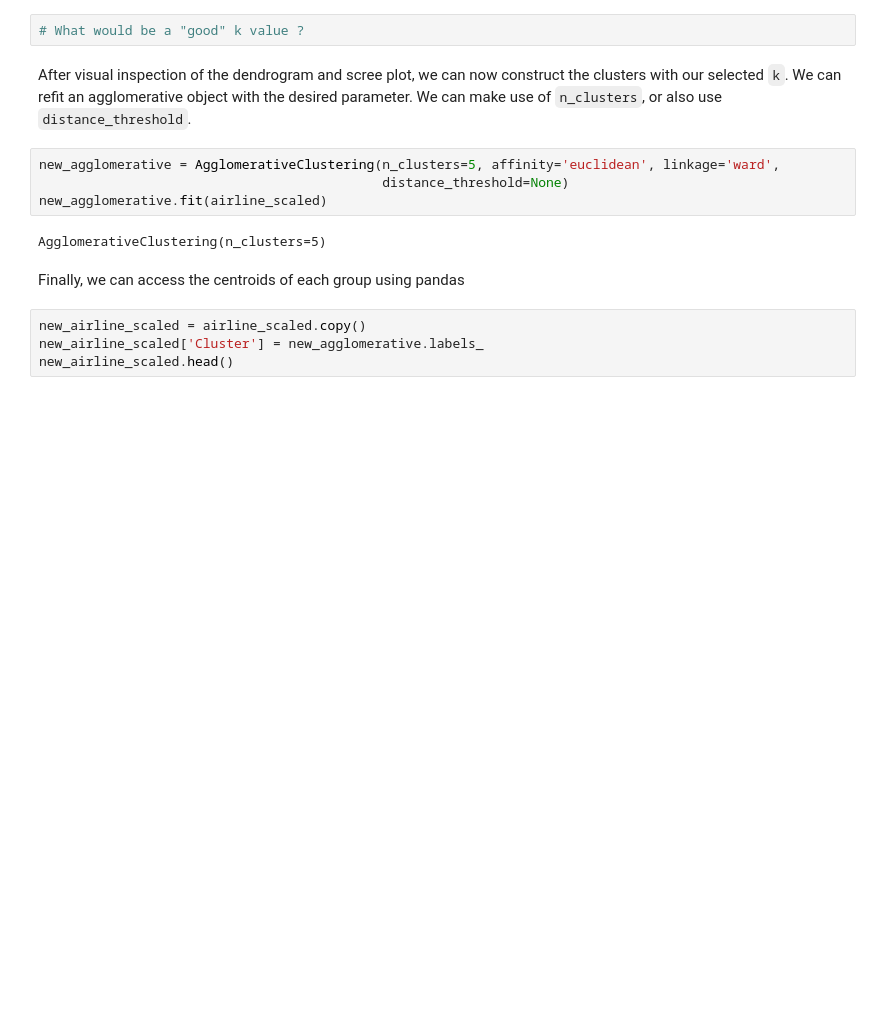
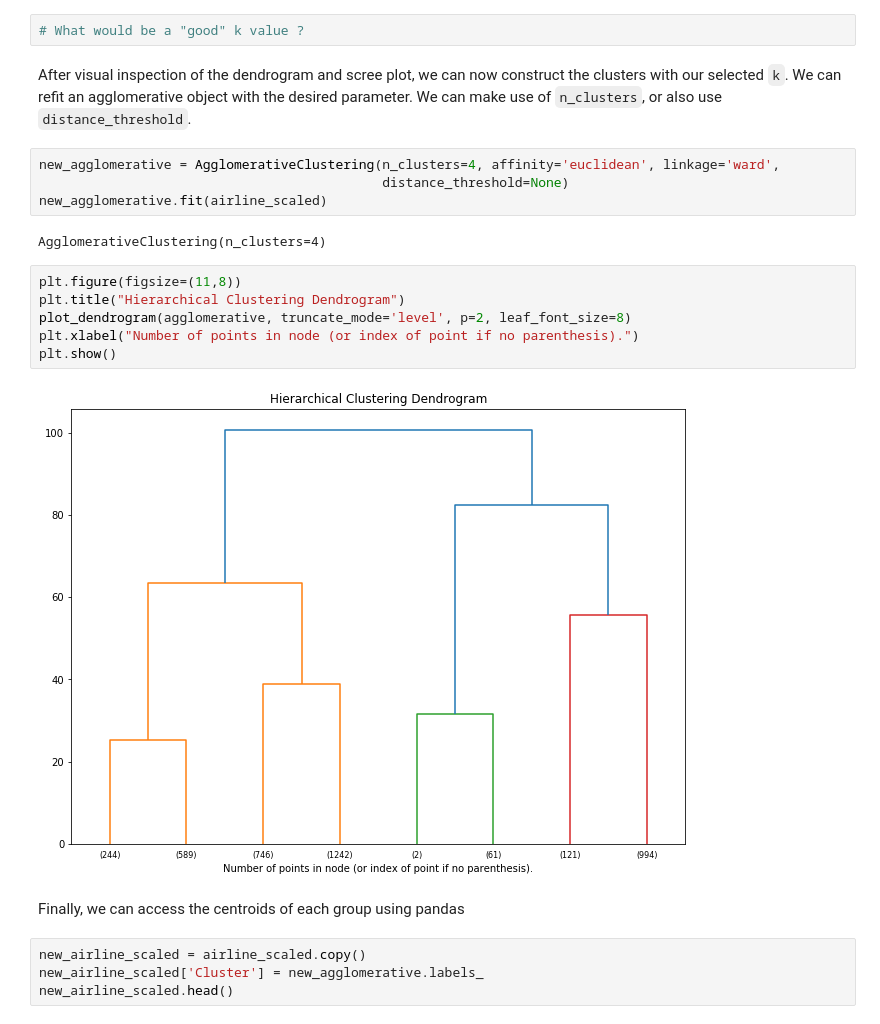
Before and after one commit to paulgrigas/IEOR-142-242-Python-Project, a Jupyter notebook: Lab 7/Lab7b_teaching.ipynb, the cells around one changed output. Drawn from its saved outputs; the diff is of its cells as text; blank space fills up the shorter version.

```diff
--- a/Lab 7/Lab7b_teaching.ipynb
+++ b/Lab 7/Lab7b_teaching.ipynb
@@ -291,11 +283,19 @@ plt.show()
 # %% [markdown]
 After visual inspection of the dendrogram and scree plot, we can now construct the clusters with our selected `k`. We can refit an agglomerative object with the desired parameter. We can make use of `n_clusters`, or also use `distance_threshold`.
 # %%
-new_agglomerative = AgglomerativeClustering(n_clusters=5, affinity='euclidean', linkage='ward',
+new_agglomerative = AgglomerativeClustering(n_clusters=4, affinity='euclidean', linkage='ward',
                                             distance_threshold=None)
 new_agglomerative.fit(airline_scaled)
 # %% [output]
-AgglomerativeClustering(n_clusters=5)
+AgglomerativeClustering(n_clusters=4)
+# %%
+plt.figure(figsize=(11,8))
+plt.title("Hierarchical Clustering Dendrogram")
+plot_dendrogram(agglomerative, truncate_mode='level', p=2, leaf_font_size=8)
+plt.xlabel("Number of points in node (or index of point if no parenthesis).")
+plt.show()
+# %% [output]
+[figure, added]
 # %% [markdown]
 Finally, we can access the centroids of each group using pandas
 # %%
```
Also changed, not shown: parts of 7 cells of this notebook.
